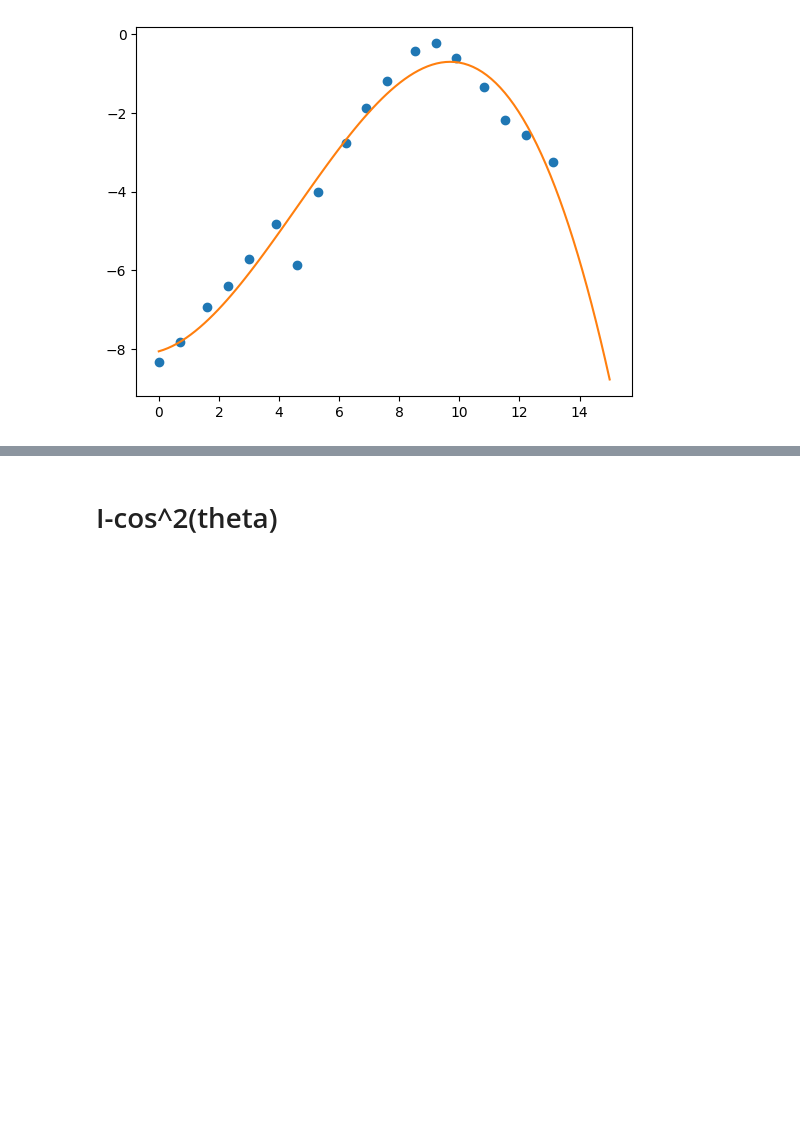
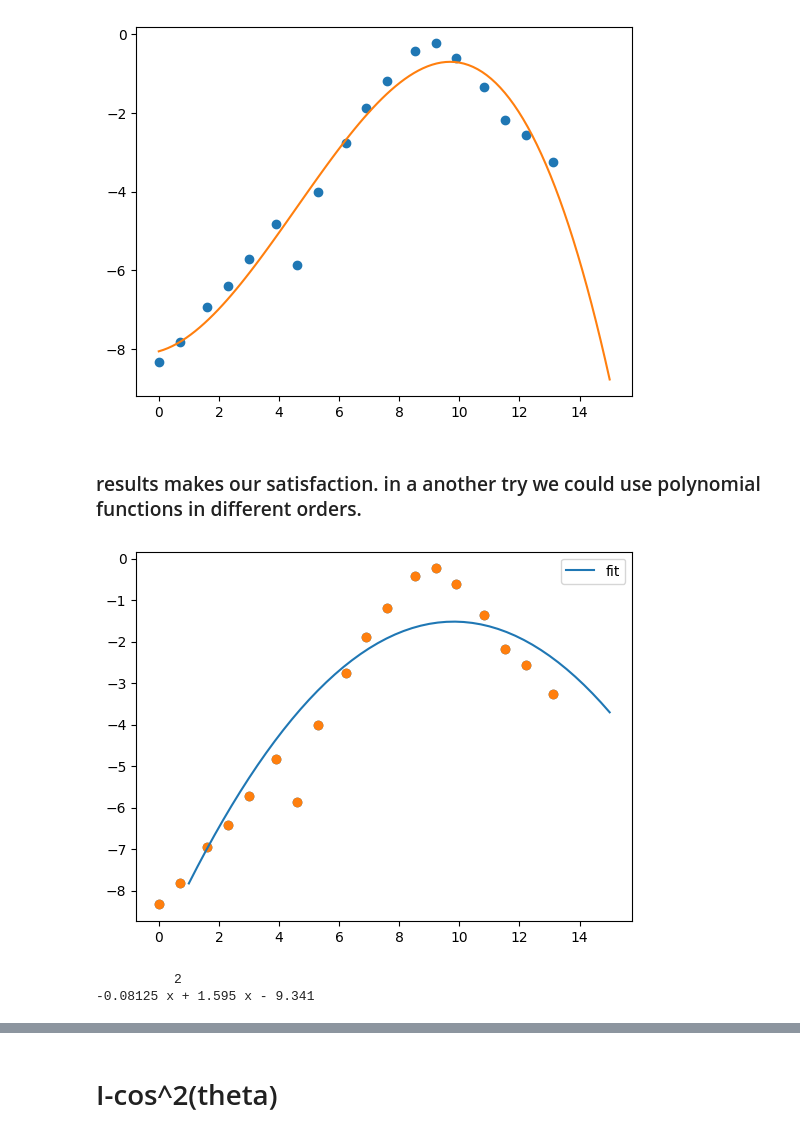
Before and after one commit to saeedshiranii/Solide-State-1-Lab, a Jupyter notebook: Semiconductors_Solar_Battery/chart_python.ipynb, the cells around one changed output, grey strips where cells are left out. Drawn from its saved outputs; the diff is of its cells as text; code cells hidden in the pictures; blank space fills up the shorter version.

```diff
--- a/Semiconductors_Solar_Battery/chart_python.ipynb
+++ b/Semiconductors_Solar_Battery/chart_python.ipynb
@@ -102,3 +107,34 @@ plt.plot(xs, ys)
 plt.show()
 # %% [output]
 [figure]
+# %% [markdown]
+### results makes our satisfaction. in a another try we could use polynomial functions in different orders.
+# %%
+import numpy as np
+import matplotlib.pyplot as plt
+from scipy.optimize import curve_fit
+
+
+## x-axis for the plot
+xdata = np.log(R)
+ydata = np.log(I*V)
+
+plt.scatter(xdata, ydata)
+model = np.poly1d(np.polyfit(xdata, ydata, 2))
+
+
+#add fitted polynomial line to scatterplot
+polyline = np.linspace(1, 15, 50)
+plt.scatter(xdata, ydata)
+plt.plot(polyline, model(polyline),  '-', label='fit')
+
+plt.legend()
+plt.show()
+
+
+
+print(model)
+# %% [output]
+[figure, added]
+          2
+-0.08125 x + 1.595 x - 9.341
```
Also changed, not shown: parts of 13 cells of this notebook.
